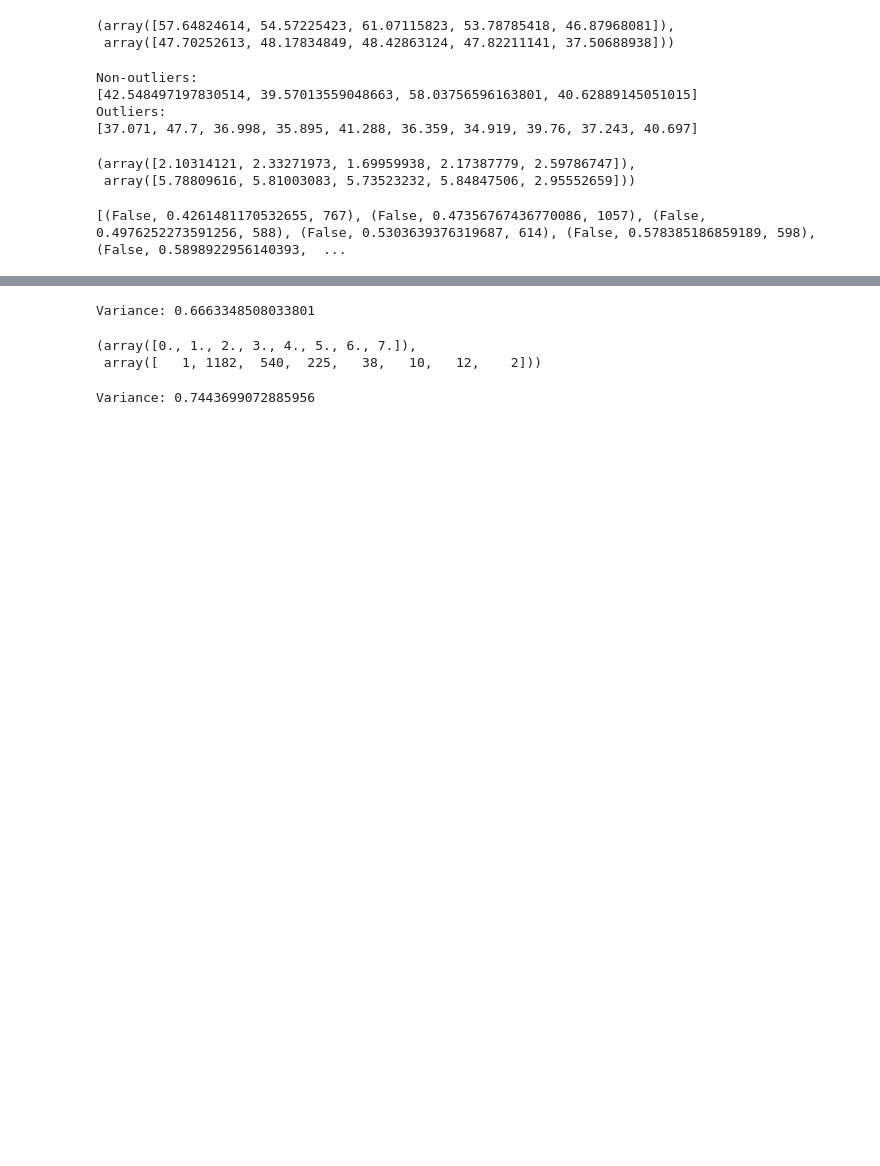
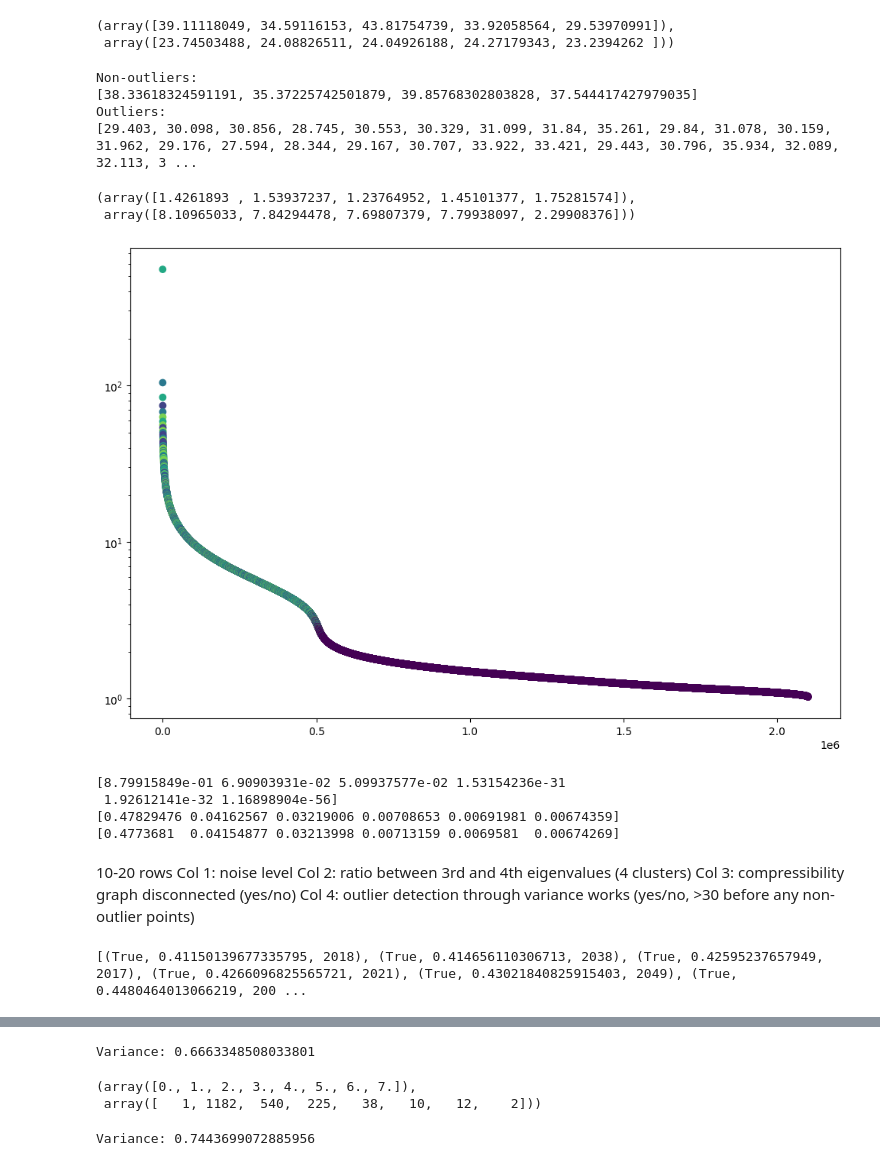
Before and after one commit to nikhilnd/pca-compression, a Jupyter notebook: outlier_removal.ipynb, the cells around one changed output, grey strips where cells are left out. Saved outputs shown, nothing was run; the diff lists cells and outputs as text; code cells hidden in the pictures; blank space fills up the shorter version.

Commit message:
Outlier detection

```diff
--- a/outlier_removal.ipynb
+++ b/outlier_removal.ipynb
@@ -21,7 +18,7 @@ n = [500] * k
 d = 100
 
 # Number of outliers
-o = 10
+o = 50
 
 # Cluster sizes
 cluster_sizes = n + [o]
@@ -69,13 +66,15 @@ noise_arr = []
 for i in range(k):
     noise_idx = np.random.randint(0, n[i])
     for j in range(n[i]):
-        m = np.random.uniform(2, 6)
+        m = np.random.uniform(1, 3)
         noise = np.random.choice([m, 0, -m], size=(1, d), p=[(1-p)/2., p, (1-p)/2.])
         point = x[i] + noise
         if j == noise_idx:
             noise_arr.append(noise)
         Y = np.vstack((Y, point))
 
+Y_old = Y.copy()
+
 assert Y.shape == (sum(n), d)
 # %%
 """
@@ -104,8 +103,8 @@ D_pre = utils.get_distance_matrix(Y)
 avg_intercluster_distance, avg_intracluster_distance = utils.get_average_compression(D_pre, cluster_sizes, k_total)
 avg_intercluster_distance, avg_intracluster_distance
 # %% [output]
-(array([57.64824614, 54.57225423, 61.07115823, 53.78785418, 46.87968081]),
- array([47.70252613, 48.17834849, 48.42863124, 47.82211141, 37.50688938]))
+(array([39.11118049, 34.59116153, 43.81754739, 33.92058564, 29.53970991]),
+ array([23.74503488, 24.08826511, 24.04926188, 24.27179343, 23.2394262 ]))
 # %%
 """
 Compare norms of outliers with sample of cluster points
@@ -128,14 +127,14 @@ print("Outliers:")
 print(l2_outliers)
 # %% [output]
 Non-outliers:
-[42.548497197830514, 39.57013559048663, 58.03756596163801, 40.62889145051015]
+[38.33618324591191, 35.37225742501879, 39.85768302803828, 37.544417427979035]
 Outliers:
-[37.071, 47.7, 36.998, 35.895, 41.288, 36.359, 34.919, 39.76, 37.243, 40.697]
+[29.403, 30.098, 30.856, 28.745, 30.553, 30.329, 31.099, 31.84, 35.261, 29.84, 31.078, 30.159, 31.962, 29.176, 27.594, 28.344, 29.167, 30.707, 33.922, 33.421, 29.443, 30.796, 35.934, 32.089, 32.113, 3 ...
 # %%
 """
 Compute PCA
 """
-components = 4
+components = 3
 pca = PCA(n_components=components)
 pca.fit(Y)
 Y_pca = pca.transform(Y)
@@ -152,5 +151,19 @@ np.nan_to_num(C, copy=False, nan=0.0)
 avg_intercluster_compression, avg_intracluster_compression = utils.get_average_compression(C, cluster_sizes, k_total)
 avg_intercluster_compression, avg_intracluster_compression
 # %% [output]
-(array([2.10314121, 2.33271973, 1.69959938, 2.17387779, 2.59786747]),
- array([5.78809616, 5.81003083, 5.73523232, 5.84847506, 2.95552659]))
+(array([1.4261893 , 1.53937237, 1.23764952, 1.45101377, 1.75281574]),
+ array([8.10965033, 7.84294478, 7.69807379, 7.79938097, 2.29908376]))
+# %%
+cgraph = utils.compression_grouping(C, cluster_sizes)[::-1]
+# %%
+step_size = 100
+index = list(range(0, len(cgraph), step_size))
+
+plt.figure(figsize=(12,8))
+# Plot values from test colored if inter or intra cluster, x axis is index
+plt.scatter(index, cgraph[index, 0], c=cgraph[index, 1])
+# Set vertical scale to be logarithmic
+plt.yscale('log')
+plt.show()
+# %% [output]
+[figure, added]
@@ -156,0 +175,16 @@ avg_intercluster_compression, avg_intracluster_compression
+# %%
+for m in [x_new, Y_old, Y]:
+    curr_pca = PCA(n_components=6)
+    curr_pca.fit(m)
+    print(curr_pca.explained_variance_ratio_)
+# %% [output]
+[8.79915849e-01 6.90903931e-02 5.09937577e-02 1.53154236e-31
+ 1.92612141e-32 1.16898904e-56]
+[0.47829476 0.04162567 0.03219006 0.00708653 0.00691981 0.00674359]
+[0.4773681  0.04154877 0.03213998 0.00713159 0.0069581  0.00674269]
+# %% [markdown]
+10-20 rows
+Col 1: noise level
+Col 2: ratio between 3rd and 4th eigenvalues (4 clusters)
+Col 3: compressibility graph disconnected (yes/no)
+Col 4: outlier detection through variance works (yes/no, >30 before any non-outlier points)
@@ -161,9 +206,10 @@ Variance of compressibility for each point and whether it is an outlier
 np.nan_to_num(C, copy=False, nan=0.0)
 comp_var = [0] * len(C)
 for i in range(len(C)):
-    comp_var[i] = np.var(C[i])
+    # comp_var[i] = np.var(C[i])
+    comp_var[i] = var(C[i], 2)
 combined_var = [(True if i >= sum(n) else False, comp_var[i], i) for i in range(len(C))]
 combined_var.sort(key=lambda x: x[1])
 print(combined_var)
 # %% [output]
-[(False, 0.4261481170532655, 767), (False, 0.47356767436770086, 1057), (False, 0.4976252273591256, 588), (False, 0.5303639376319687, 614), (False, 0.578385186859189, 598), (False, 0.5898922956140393,  ...
+[(True, 0.41150139677335795, 2018), (True, 0.414656110306713, 2038), (True, 0.42595237657949, 2017), (True, 0.4266096825565721, 2021), (True, 0.43021840825915403, 2049), (True, 0.4480464013066219, 200 ...
```
Also changed, not shown: parts of 8 cells of this notebook, 3 other files.
